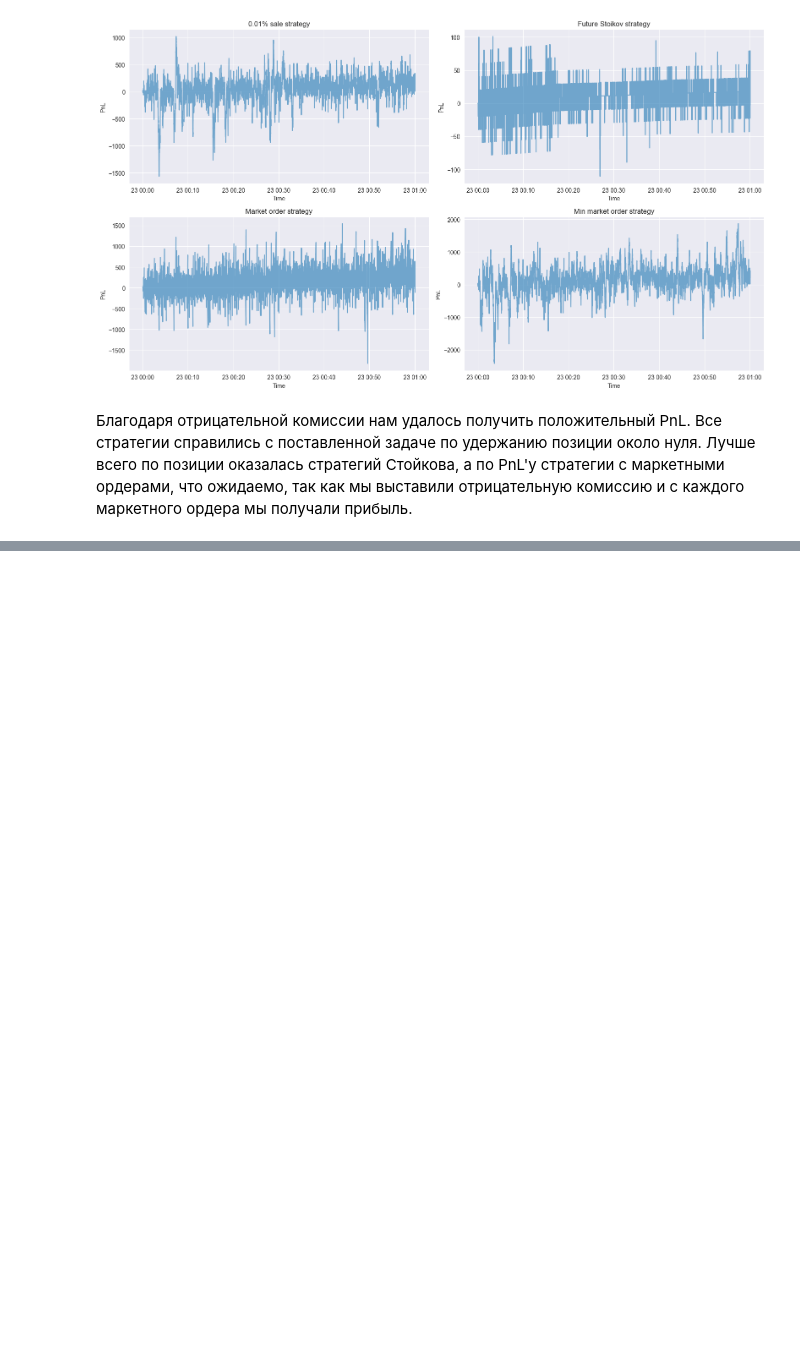
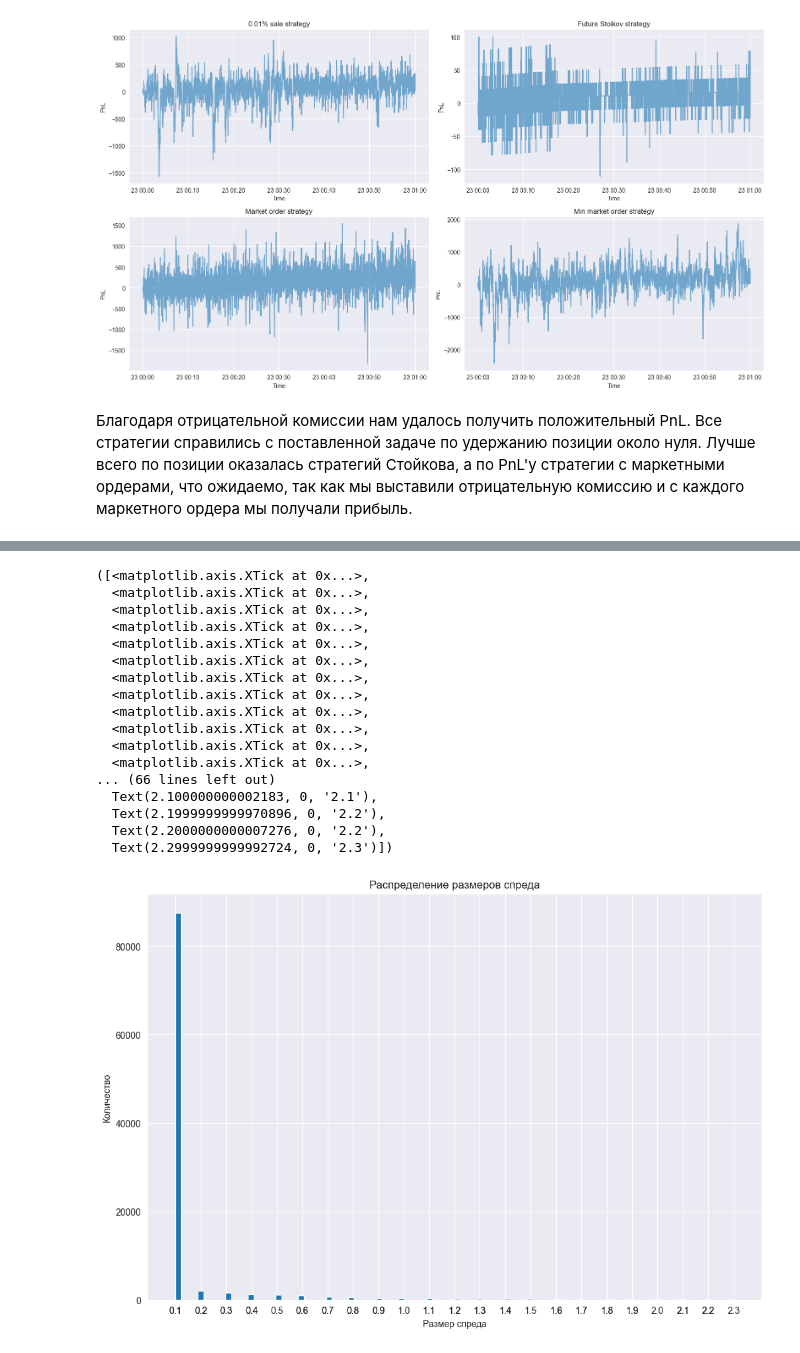
Before and after one commit to RoflanVglorius/CMF, a Jupyter notebook: strategies_comparison.ipynb, the cells around one changed output, grey strips where cells are left out. Drawn from its saved outputs; the diff is of its cells as text; code cells hidden in the pictures; blank space fills up the shorter version.

```diff
--- a/strategies_comparison.ipynb
+++ b/strategies_comparison.ipynb
@@ -399,0 +528,28 @@ plt.tight_layout()
+# %%
+spreads = lobs[lobs['spreads'] <= np.quantile(lobs['spreads'], 0.99)]['spreads']
+# %%
+plt.figure(figsize=(12, 8))
+plt.hist(spreads, bins=100)
+plt.title('Распределение размеров спреда')
+plt.xlabel('Размер спреда')
+plt.ylabel('Количество')
+plt.xticks(np.unique(spreads))
+# %% [output]
+([<matplotlib.axis.XTick at 0x...>,
+  <matplotlib.axis.XTick at 0x...>,
+  <matplotlib.axis.XTick at 0x...>,
+  <matplotlib.axis.XTick at 0x...>,
+  <matplotlib.axis.XTick at 0x...>,
+  <matplotlib.axis.XTick at 0x...>,
+  <matplotlib.axis.XTick at 0x...>,
+  <matplotlib.axis.XTick at 0x...>,
+  <matplotlib.axis.XTick at 0x...>,
+  <matplotlib.axis.XTick at 0x...>,
+  <matplotlib.axis.XTick at 0x...>,
+  <matplotlib.axis.XTick at 0x...>,
+... (66 lines left out)
+  Text(2.100000000002183, 0, '2.1'),
+  Text(2.1999999999970896, 0, '2.2'),
+  Text(2.2000000000007276, 0, '2.2'),
+  Text(2.2999999999992724, 0, '2.3')])
+[figure, added]
```
Also changed, not shown: parts of 43 cells of this notebook.
